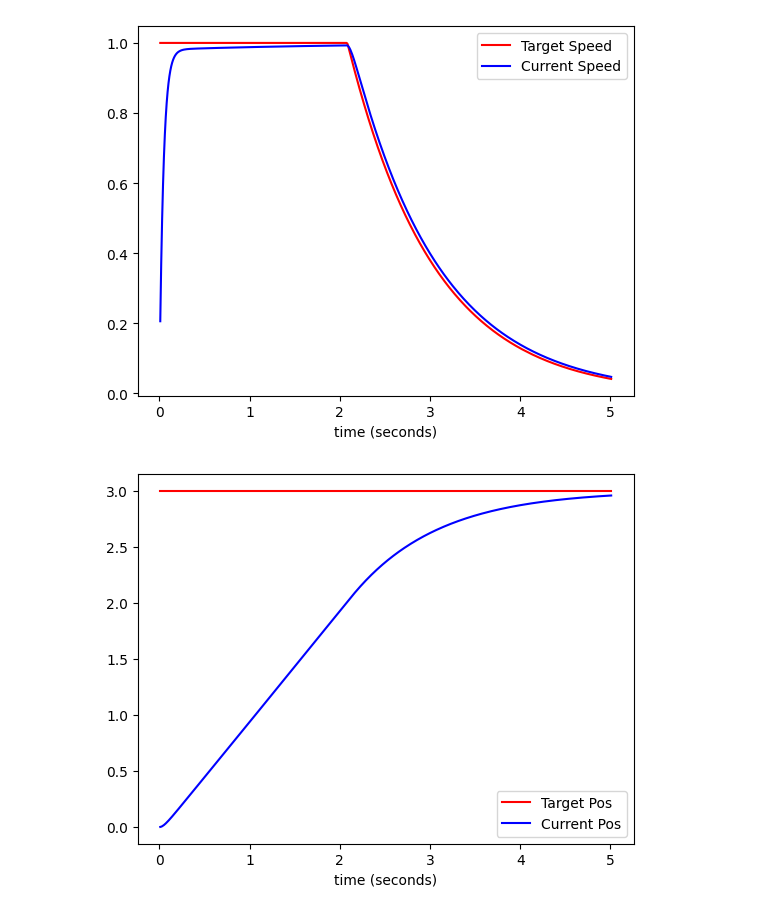
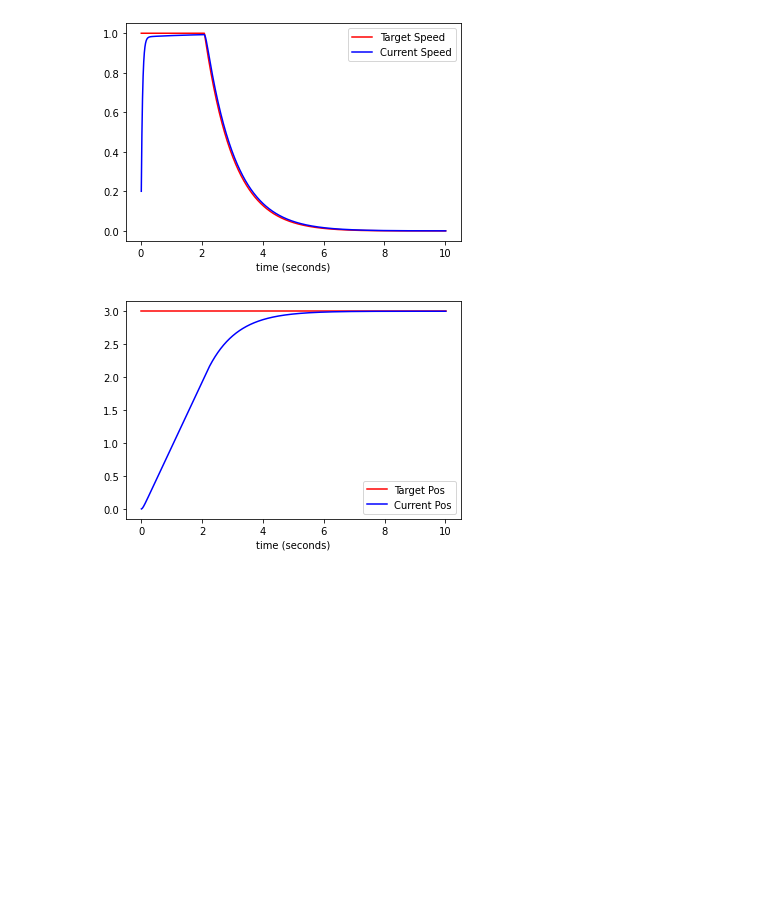
Before and after one commit to Darakuu/RoboticSystems, a Jupyter notebook: examples/position_control/cart_position_control.ipynb, the cells around one changed output. Cells and saved outputs as stored; diff of their text form; code cells hidden in the pictures; blank space fills up the shorter version.

```diff
--- a/examples/position_control/cart_position_control.ipynb
+++ b/examples/position_control/cart_position_control.ipynb
@@ -48,36 +48,36 @@ ctrl = PositionSpeedControl(1.0, 1.0,     # kp = 2, sat = 1 m/s
                             20.0, 10.0, 20.0) # kp =20, ki = 10, sat = 20 N
 
 
-t = Time()
+t = Time(use_fake_time=True)
 t.start()
 
 current_speed = cart.speed
 current_pos = cart.position
 
 ctrl.set_target_position(3)
 
-while t.get() < 5:
+while t.get() < 10:
 
-    time.sleep(0.01)
+    t.sleep(0.01)
     delta_t = t.elapsed()
 
     force = ctrl.evaluate(delta_t, current_pos, current_speed)
     (current_pos, current_speed) = cart.evaluate(delta_t, force)
 
     spd_dp.append_x(t.get())
     spd_dp.append_y("target", ctrl.target_speed)
     spd_dp.append_y("current", current_speed)
 
     pos_dp.append_x(t.get())
     pos_dp.append_y("target", ctrl.target_pos)
     pos_dp.append_y("current", current_pos)
 
     f_dp.append_x(t.get())
     f_dp.append_y("force", force)
 
 spd_dp.plot()
 pos_dp.plot()
 f_dp.plot()
 # %% [output]
-[figure, old version]
+[figure, new version]
-[figure, old version]
+[figure, new version]
```
Also changed, not shown: parts of 1 cell of this notebook.
